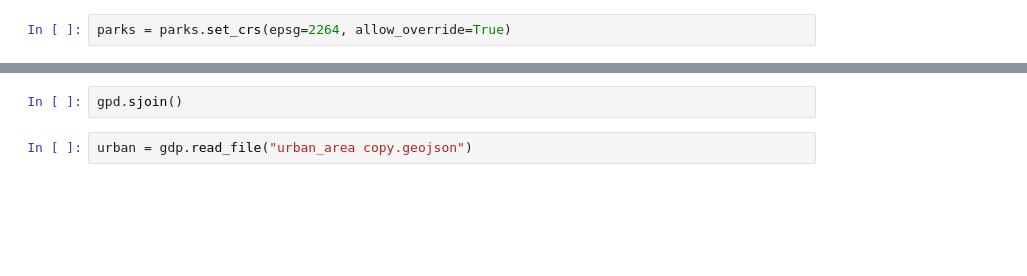
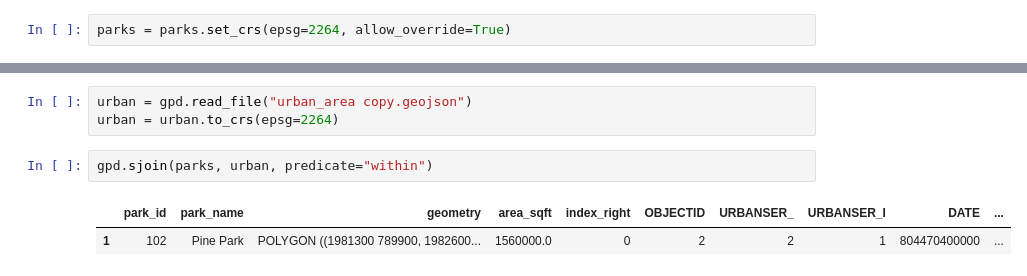
Before and after one commit to oliviapozytko/geog592-opozytko, a Jupyter notebook: homework/week06/week06-geopandas.ipynb, the cells around one changed output, grey strips where cells are left out. Drawn from its saved outputs; the diff is of its cells as text; blank space fills up the shorter version.

```diff
--- a/homework/week06/week06-geopandas.ipynb
+++ b/homework/week06/week06-geopandas.ipynb
@@ -51,4 +99,8 @@ stops_nc.distance(park_1)
-# %%
-gpd.sjoin()
 # %%
-urban = gdp.read_file("urban_area copy.geojson")
+urban = gpd.read_file("urban_area copy.geojson")
+urban = urban.to_crs(epsg=2264)
+# %%
+gpd.sjoin(parks, urban, predicate="within")
+# %% [output]
+|  | park_id | park_name | geometry | area_sqft | index_right | OBJECTID | URBANSER_ | URBANSER_I | DATE | ... |
+| 1 | 102 | Pine Park | POLYGON ((1981300 789900, 1982600... | 1560000.0 | 0 | 2 | 2 | 1 | 804470400000 | ... |
```
Also changed, not shown: parts of 15 cells of this notebook.
